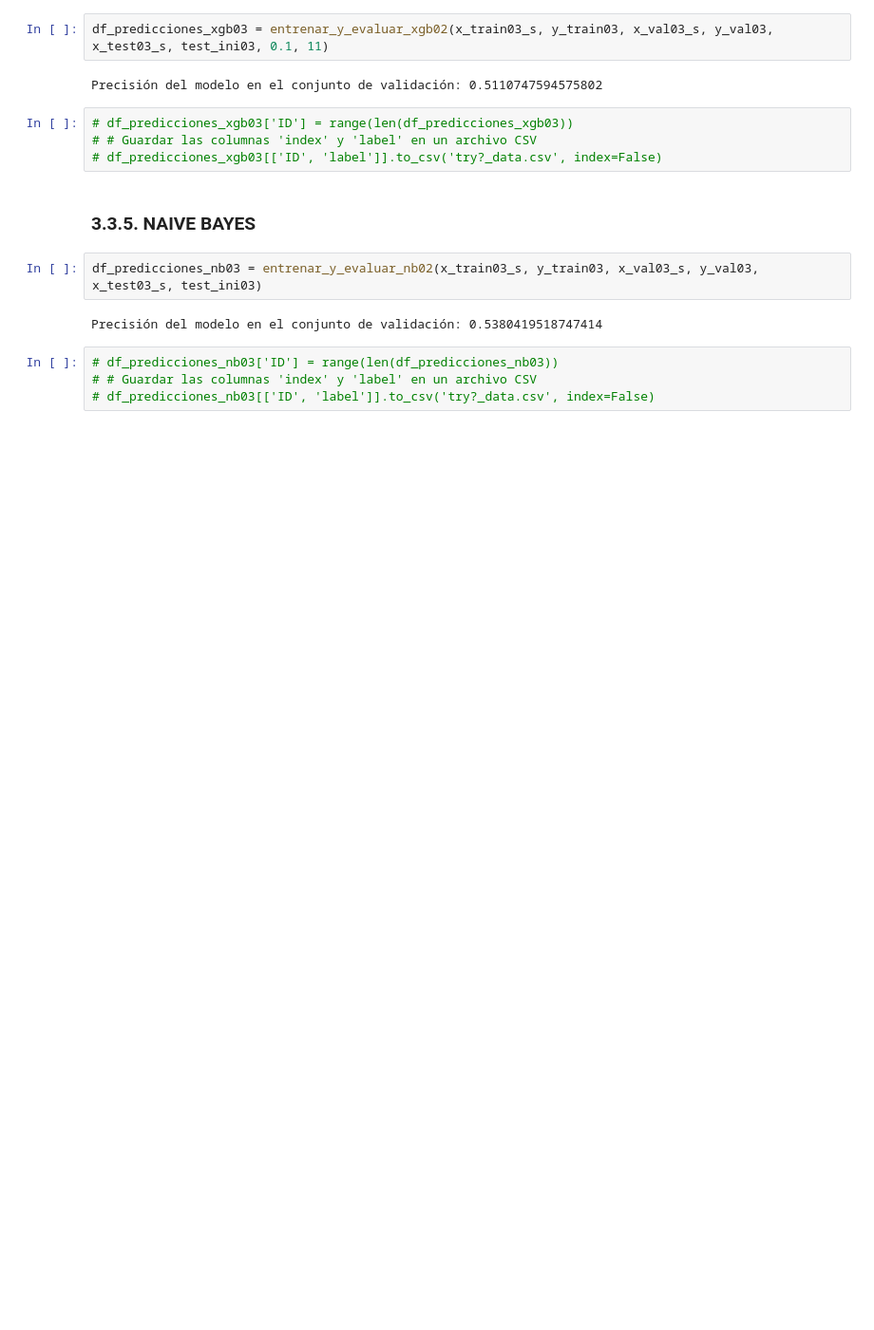
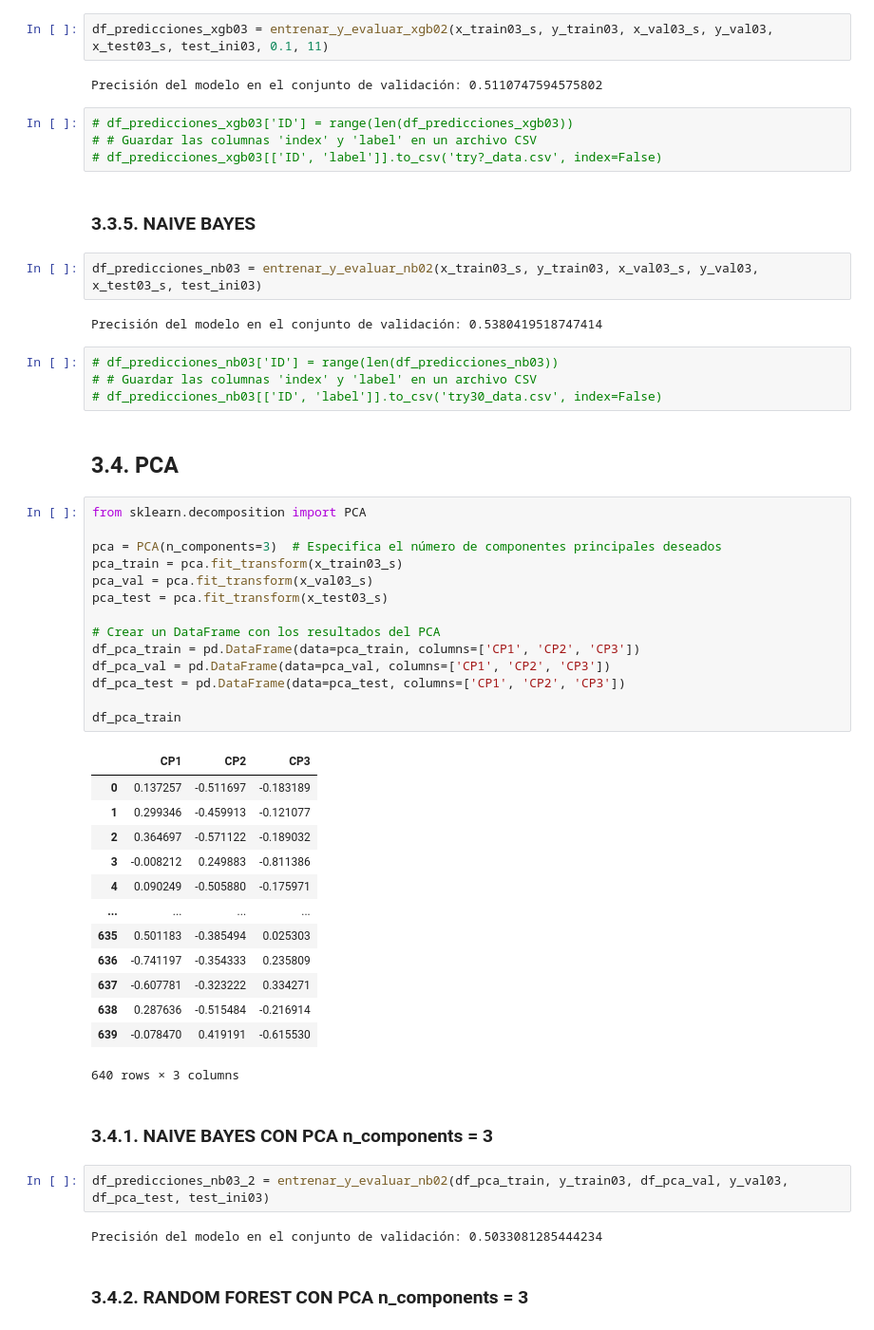
Before and after one commit to nachoreyesv/DATA_PROJECT_3, a Jupyter notebook: Ejecutable/Ines/pruebas.ipynb, the cells around one changed output. Shown: that part at 95% size. Cells and saved outputs as stored; diff of their text form; blank space fills up the shorter version.

```diff
--- a/Ejecutable/Ines/pruebas.ipynb
+++ b/Ejecutable/Ines/pruebas.ipynb
@@ -1142,4 +1142,42 @@ Precisión del modelo en el conjunto de validación: 0.5380419518747414
 # %%
 # df_predicciones_nb03['ID'] = range(len(df_predicciones_nb03))
 # # Guardar las columnas 'index' y 'label' en un archivo CSV
-# df_predicciones_nb03[['ID', 'label']].to_csv('try?_data.csv', index=False)
+# df_predicciones_nb03[['ID', 'label']].to_csv('try30_data.csv', index=False)
+# %% [markdown]
+## 3.4. PCA
+# %%
+from sklearn.decomposition import PCA
+
+pca = PCA(n_components=3)  # Especifica el número de componentes principales deseados
+pca_train = pca.fit_transform(x_train03_s)
+pca_val = pca.fit_transform(x_val03_s)
+pca_test = pca.fit_transform(x_test03_s)
+
+# Crear un DataFrame con los resultados del PCA
+df_pca_train = pd.DataFrame(data=pca_train, columns=['CP1', 'CP2', 'CP3'])
+df_pca_val = pd.DataFrame(data=pca_val, columns=['CP1', 'CP2', 'CP3'])
+df_pca_test = pd.DataFrame(data=pca_test, columns=['CP1', 'CP2', 'CP3'])
+
+df_pca_train
+# %% [output]
+|  | CP1 | CP2 | CP3 |
+| 0 | 0.137257 | -0.511697 | -0.183189 |
+| 1 | 0.299346 | -0.459913 | -0.121077 |
+| 2 | 0.364697 | -0.571122 | -0.189032 |
+| 3 | -0.008212 | 0.249883 | -0.811386 |
+| 4 | 0.090249 | -0.505880 | -0.175971 |
+| ... | ... | ... | ... |
+| 635 | 0.501183 | -0.385494 | 0.025303 |
+| 636 | -0.741197 | -0.354333 | 0.235809 |
+| 637 | -0.607781 | -0.323222 | 0.334271 |
+| 638 | 0.287636 | -0.515484 | -0.216914 |
+| 639 | -0.078470 | 0.419191 | -0.615530 |
+640 rows × 3 columns
+# %% [markdown]
+### 3.4.1. NAIVE BAYES CON PCA n_components = 3
+# %%
+df_predicciones_nb03_2 = entrenar_y_evaluar_nb02(df_pca_train, y_train03, df_pca_val, y_val03, df_pca_test, test_ini03)
+# %% [output]
+Precisión del modelo en el conjunto de validación: 0.5033081285444234
+# %% [markdown]
+### 3.4.2. RANDOM FOREST CON PCA n_components = 3
```
Also changed, not shown: parts of 14 cells of this notebook, 3 other files.
